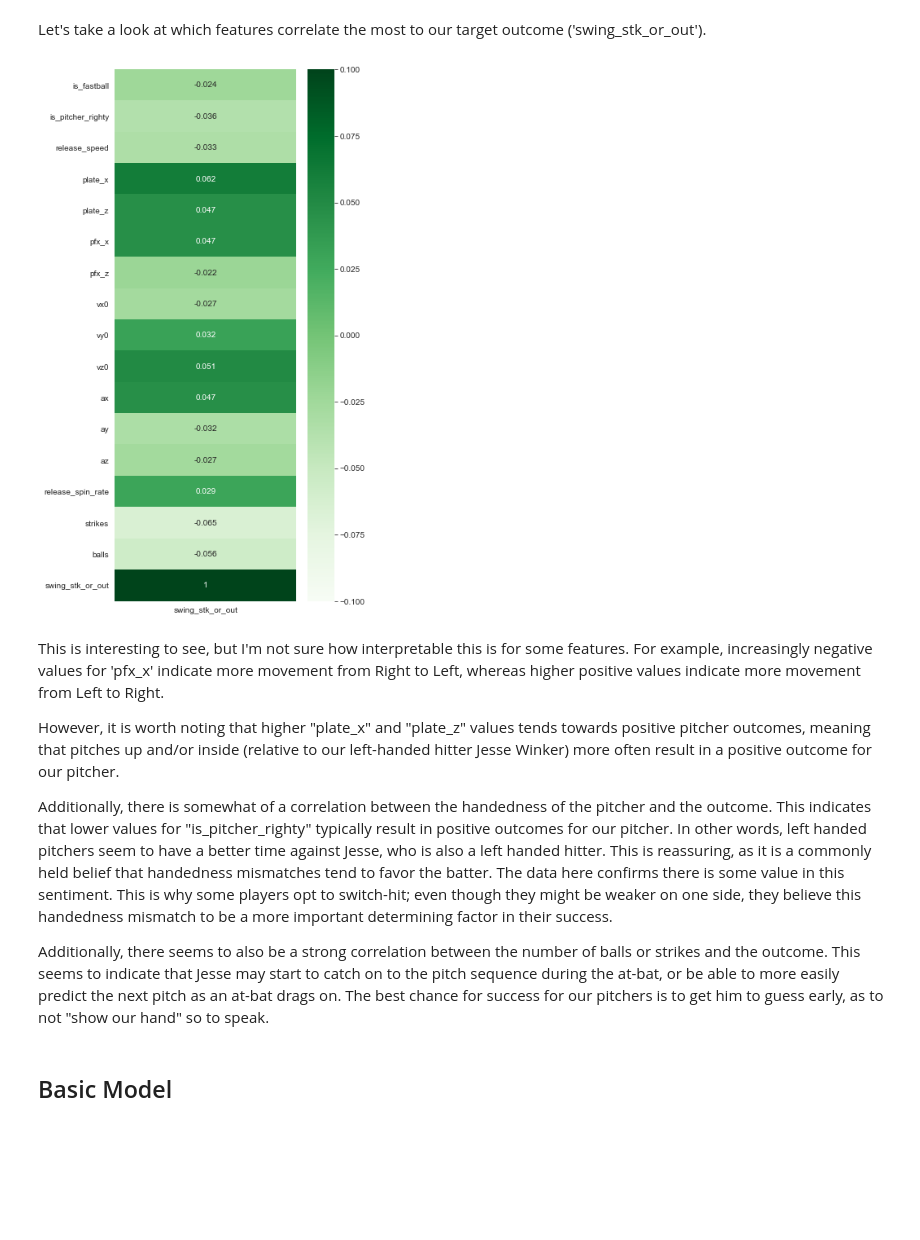
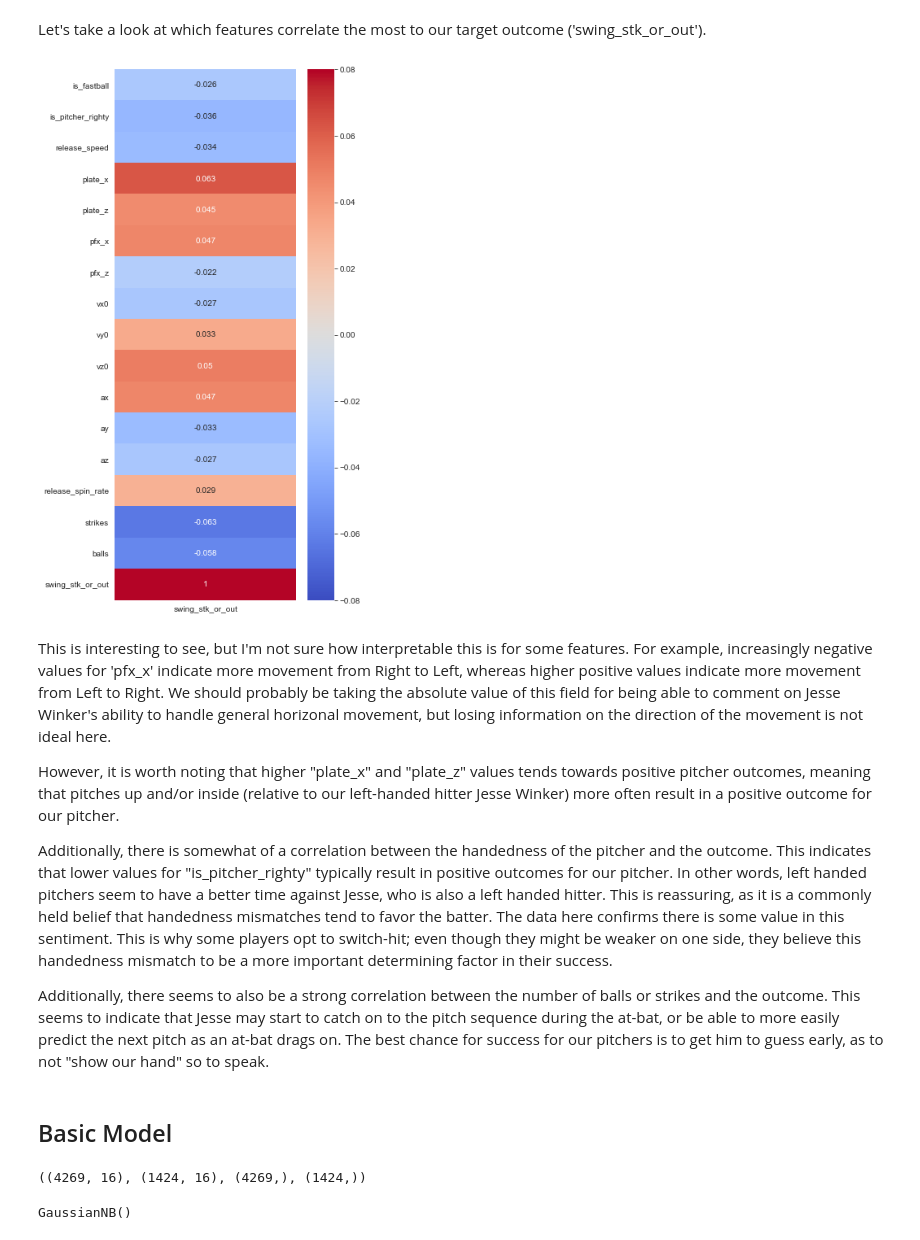
Before and after one commit to ewehmueller/pitch-analysis, a Jupyter notebook: pitch-classification.ipynb, the cells around one changed output. Saved outputs shown, nothing was run; the diff lists cells and outputs as text; code cells hidden in the pictures; blank space fills up the shorter version.

Commit message:
Basic GaussianNB model

```diff
--- a/pitch-classification.ipynb
+++ b/pitch-classification.ipynb
@@ -345,0 +362,6 @@ model_df.head(30)
+# %%
+print(model_df.shape)
+model_df = model_df.dropna()
+print(model_df.shape)
+
+model_df.isnull().sum(axis = 0)
@@ -348,13 +391,13 @@ Let's take a look at which features correlate the most to our target outcome ('s
 # %%
 sns.set_style("whitegrid")
 
 fig = plt.figure(figsize=(5, 12))
-sns.heatmap(model_df.corr()[['swing_stk_or_out']], annot=True, cmap="Greens",
-            vmin=-0.1, vmax=0.1);
+sns.heatmap(model_df.corr()[['swing_stk_or_out']], annot=True,
+            cmap="coolwarm", vmin=-0.08, vmax=0.08);
 # %% [output]
-[figure, old version]
+[figure, new version]
 # %% [markdown]
-This is interesting to see, but I'm not sure how interpretable this is for some features. For example, increasingly negative values for 'pfx_x' indicate more movement from Right to Left, whereas higher positive values indicate more movement from Left to Right.
+This is interesting to see, but I'm not sure how interpretable this is for some features. For example, increasingly negative values for 'pfx_x' indicate more movement from Right to Left, whereas higher positive values indicate more movement from Left to Right. We should probably be taking the absolute value of this field for being able to comment on Jesse Winker's ability to handle general horizonal movement, but losing information on the direction of the movement is not ideal here.
 
 However, it is worth noting that higher "plate_x" and "plate_z" values tends towards positive pitcher outcomes, meaning that pitches up and/or inside (relative to our left-handed hitter Jesse Winker) more often result in a positive outcome for our pitcher.
 
@@ -363,3 +406,19 @@ Additionally, there is somewhat of a correlation between the handedness of the p
 Additionally, there seems to also be a strong correlation between the number of balls or strikes and the outcome.  This seems to indicate that Jesse may start to catch on to the pitch sequence during the at-bat, or be able to more easily predict the next pitch as an at-bat drags on.  The best chance for success for our pitchers is to get him to guess early, as to not "show our hand" so to speak.
 # %% [markdown]
 ## Basic Model
+# %%
+X1= model_df.drop('swing_stk_or_out', 1)
+y1= model_df['swing_stk_or_out']
+
+X_train, X_test, y_train, y_test = train_test_split(
+    X1,
+    y1)
+
+X_train.shape, X_test.shape, y_train.shape, y_test.shape
+# %% [output]
+((4269, 16), (1424, 16), (4269,), (1424,))
+# %%
+nb = GaussianNB()
+nb.fit(X_train, y_train)
+# %% [output]
+GaussianNB()
```
Also changed, not shown: parts of 15 cells of this notebook.
